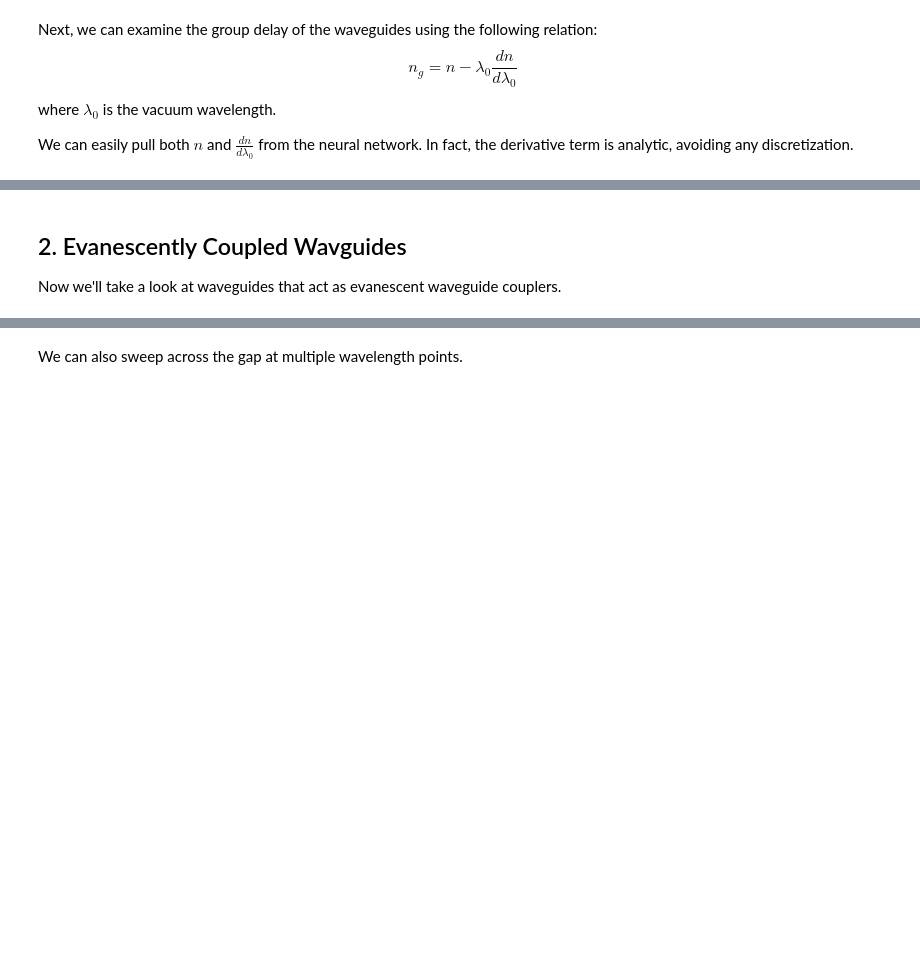
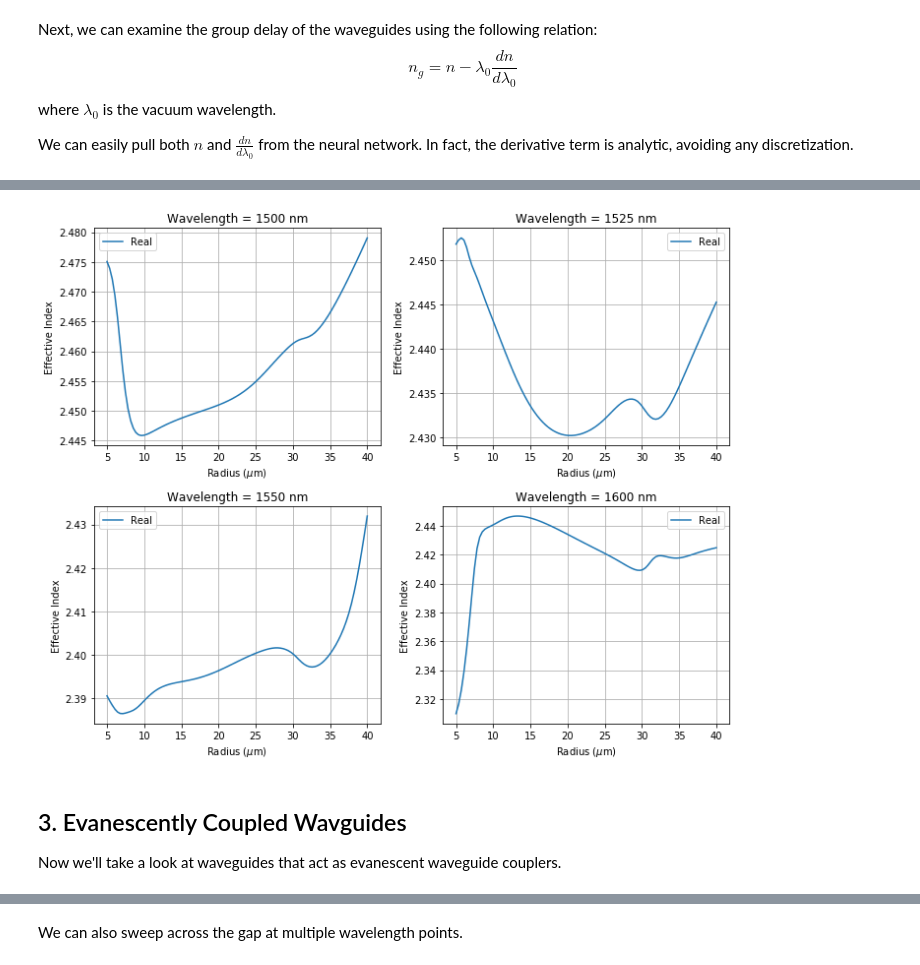
Before and after one commit to BYUCamachoLab/SiPANN, a Jupyter notebook: examples/waveguide.ipynb, the cells around one changed output, grey strips where cells are left out. Saved outputs shown, nothing was run; the diff lists cells and outputs as text; code cells hidden in the pictures; blank space fills up the shorter version.

```diff
--- a/examples/waveguide.ipynb
+++ b/examples/waveguide.ipynb
@@ -122,5 +154,29 @@ plt.show()
+# %%
+# All units are in microns
+wavelength = np.array([1.5,1.525,1.55,1.6])
+width      = 0.5
+thickness  = 0.22
+radius     = np.linspace(5,40,100)
+TE0 = SiP.bentWaveguide(wavelength,width,thickness,radius)
+
+
+# Iterate through all the waveguide widths
+plt.figure(figsize=(10, 8))
+for k in range(wavelength.size):
+    plt.subplot(2,2,k+1)
+    plt.plot(radius,np.real(TE0[k,0,0,:]),label='Real')
+    #plt.plot(wavelength,TE1[:,0,0,k],label='Asymmetric')
+    plt.grid(True)
+    plt.title("Wavelength = {0:.0f} nm".format(wavelength[k]*1e3))
+    plt.xlabel('Radius ($\mu$m)')
+    plt.ylabel('Effective Index')
+    plt.legend()
+plt.tight_layout()
+plt.show()
+# %% [output]
+[figure, added]
 # %% [markdown]
-## 2. Evanescently Coupled Wavguides
+## 3. Evanescently Coupled Wavguides
 
 Now we'll take a look at waveguides that act as evanescent waveguide couplers.
 # %%
```
Also changed, not shown: parts of 8 cells of this notebook, 4 other files.
